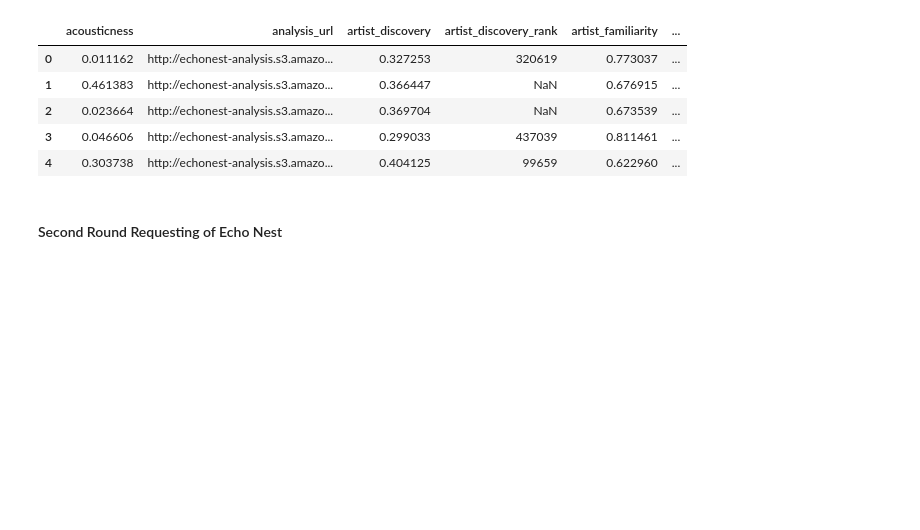
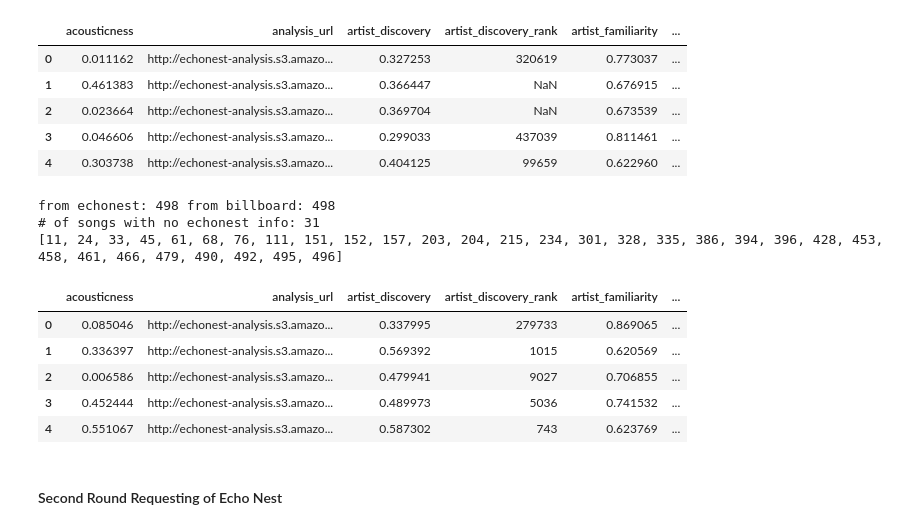
Before and after one commit to matlisa/crimsondance, a Jupyter notebook: Data Cleaning.ipynb, the cells around one changed output. Drawn from its saved outputs; the diff is of its cells as text; code cells hidden in the pictures; blank space fills up the shorter version.

```diff
--- a/Data Cleaning.ipynb
+++ b/Data Cleaning.ipynb
@@ -30,3 +34,3 @@ with open("tempdata/lisa_songs.json") as json_file:
 # %%
-all_songs = board0+board1
+all_songs = board0+board1+board2015
 # %%
@@ -95,14 +82,14 @@ def flatten(all_songs, billboard):
     print "from echonest:", len(all_songs), "from billboard:", len(billboard) ## should be equal
     songdicts=[]
     fails = []
-    total_feature_fails=0
+    exceptions=[]
 
     for a, i in zip(all_songs, range(len(all_songs))):
         d={}
         if a["response"]["status"]["message"] == "Success":
 
             if  not a["response"]["songs"]:
-                total_feature_fails=total_feature_fails+1
+                exceptions.append(i)
             for b in a["response"]["songs"]:
                 for var in set(b.keys()).intersection(columns):
                     if var == "audio_summary":
@@ -117,7 +104,8 @@ def flatten(all_songs, billboard):
         else:
             fails.append(i)
             print i, a
-    print "# of songs with no echonest info:", total_feature_fails
+    print "# of songs with no echonest info:", len(exceptions)
+    print exceptions
     return pd.DataFrame(songdicts)
 # %%
 df1 = flatten(board1, billboard1)
@@ -153,6 +142,24 @@ df0_with_date.head()
 | 2 | 0.023664 | http://echonest-analysis.s3.amazo... | 0.369704 | NaN | 0.673539 | ... |
 | 3 | 0.046606 | http://echonest-analysis.s3.amazo... | 0.299033 | 437039 | 0.811461 | ... |
 | 4 | 0.303738 | http://echonest-analysis.s3.amazo... | 0.404125 | 99659 | 0.622960 | ... |
+# %%
+df2015 = flatten(board2015, billboard2015)
+# df1.head()
+# %% [output]
+from echonest: 498 from billboard: 498
+# of songs with no echonest info: 31
+[11, 24, 33, 45, 61, 68, 76, 111, 151, 152, 157, 203, 204, 215, 234, 301, 328, 335, 386, 394, 396, 428, 453, 458, 461, 466, 479, 490, 492, 495, 496]
+# %%
+df2015_with_date=pd.merge(df2015, billboard2015[["date", "ranking"]], left_on=["index"], right_index=True)
+df2015_with_date.rename(columns={'ranking':'first_ranking'}, inplace=True)
+df2015_with_date.head()
+# %% [output]
+|  | acousticness | analysis_url | artist_discovery | artist_discovery_rank | artist_familiarity | ... |
+| 0 | 0.085046 | http://echonest-analysis.s3.amazo... | 0.337995 | 279733 | 0.869065 | ... |
+| 1 | 0.336397 | http://echonest-analysis.s3.amazo... | 0.569392 | 1015 | 0.620569 | ... |
+| 2 | 0.006586 | http://echonest-analysis.s3.amazo... | 0.479941 | 9027 | 0.706855 | ... |
+| 3 | 0.452444 | http://echonest-analysis.s3.amazo... | 0.489973 | 5036 | 0.741532 | ... |
+| 4 | 0.551067 | http://echonest-analysis.s3.amazo... | 0.587302 | 743 | 0.623769 | ... |
 # %% [markdown]
 #### Second Round Requesting of Echo Nest
 # %%
```
Also changed, not shown: parts of 32 cells of this notebook, 1 other file.
